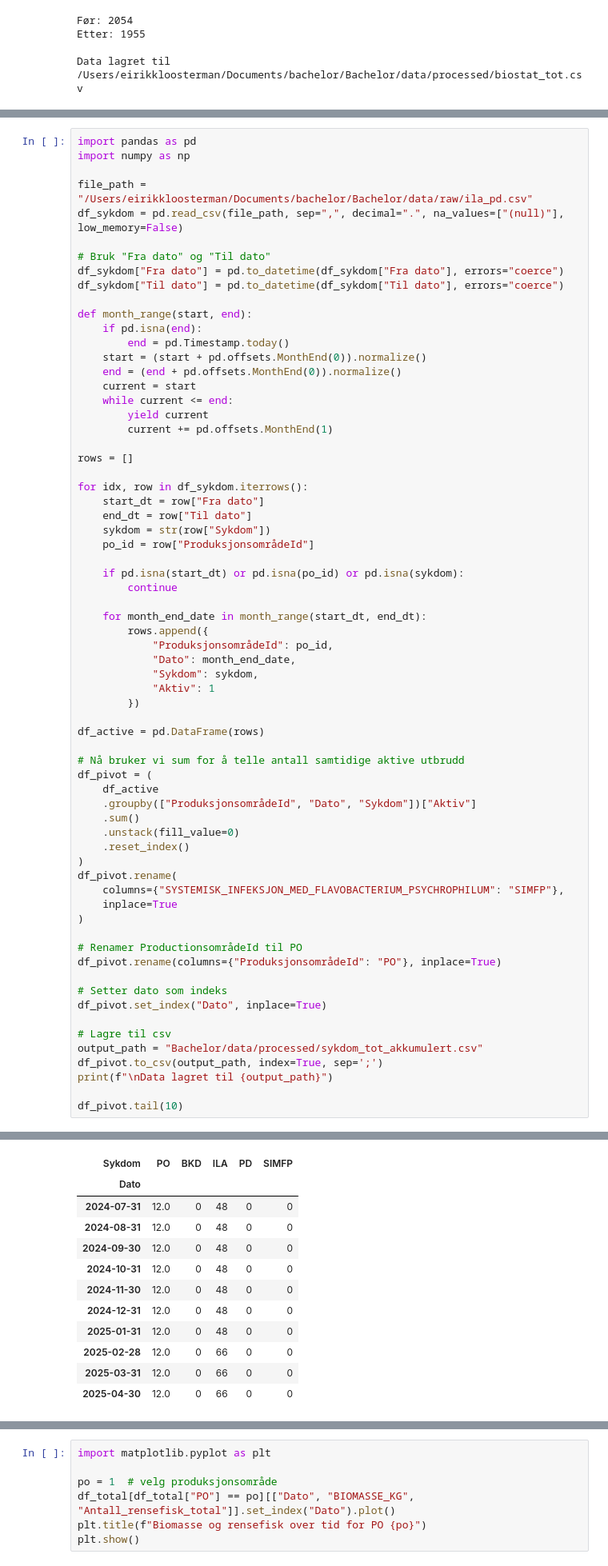
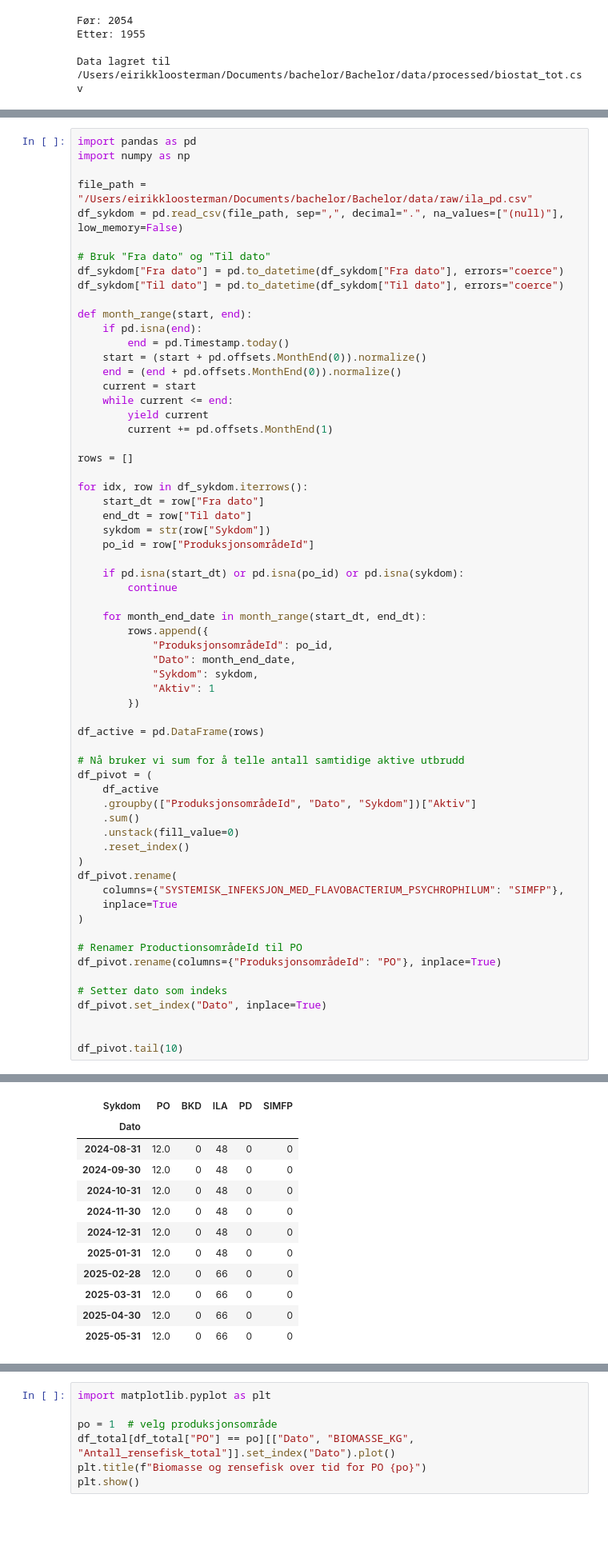
Before and after one commit to kavlikaviar/Bachelor, a Jupyter notebook: dataframe_samlet.ipynb, the cells around one changed output, grey strips where cells are left out. Shown at 80% size. Cells and saved outputs as stored; diff of their text form; blank space fills up the shorter version.

```diff
--- a/dataframe_samlet.ipynb
+++ b/dataframe_samlet.ipynb
@@ -884,10 +890,6 @@ df_pivot.rename(columns={"ProduksjonsområdeId": "PO"}, inplace=True)
 # Setter dato som indeks
 df_pivot.set_index("Dato", inplace=True)
 
-# Lagre til csv
-output_path = "Bachelor/data/processed/sykdom_tot_akkumulert.csv"
-df_pivot.to_csv(output_path, index=True, sep=';')
-print(f"\nData lagret til {output_path}")
 
 df_pivot.tail(10)
 # %% [output]
@@ -895,6 +896,5 @@ Data lagret til Bachelor/data/processed/sykdom_tot_akkumulert.csv
 | Sykdom | PO | BKD | ILA | PD | SIMFP |
 | Dato |  |  |  |  |  |
-| 2024-07-31 | 12.0 | 0 | 48 | 0 | 0 |
 | 2024-08-31 | 12.0 | 0 | 48 | 0 | 0 |
 | 2024-09-30 | 12.0 | 0 | 48 | 0 | 0 |
 | 2024-10-31 | 12.0 | 0 | 48 | 0 | 0 |
@@ -904,6 +904,7 @@ Data lagret til Bachelor/data/processed/sykdom_tot_akkumulert.csv
 | 2025-02-28 | 12.0 | 0 | 66 | 0 | 0 |
 | 2025-03-31 | 12.0 | 0 | 66 | 0 | 0 |
 | 2025-04-30 | 12.0 | 0 | 66 | 0 | 0 |
+| 2025-05-31 | 12.0 | 0 | 66 | 0 | 0 |
 # %%
 import pandas as pd
 
```
Also changed, not shown: parts of 16 cells of this notebook, 7 other files.
